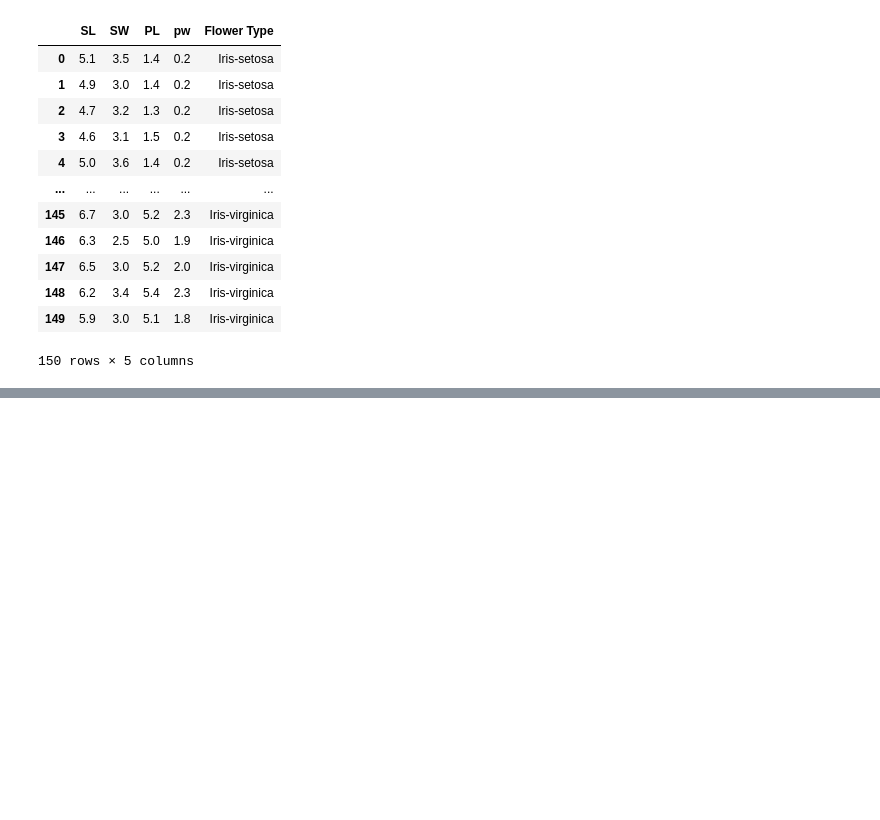
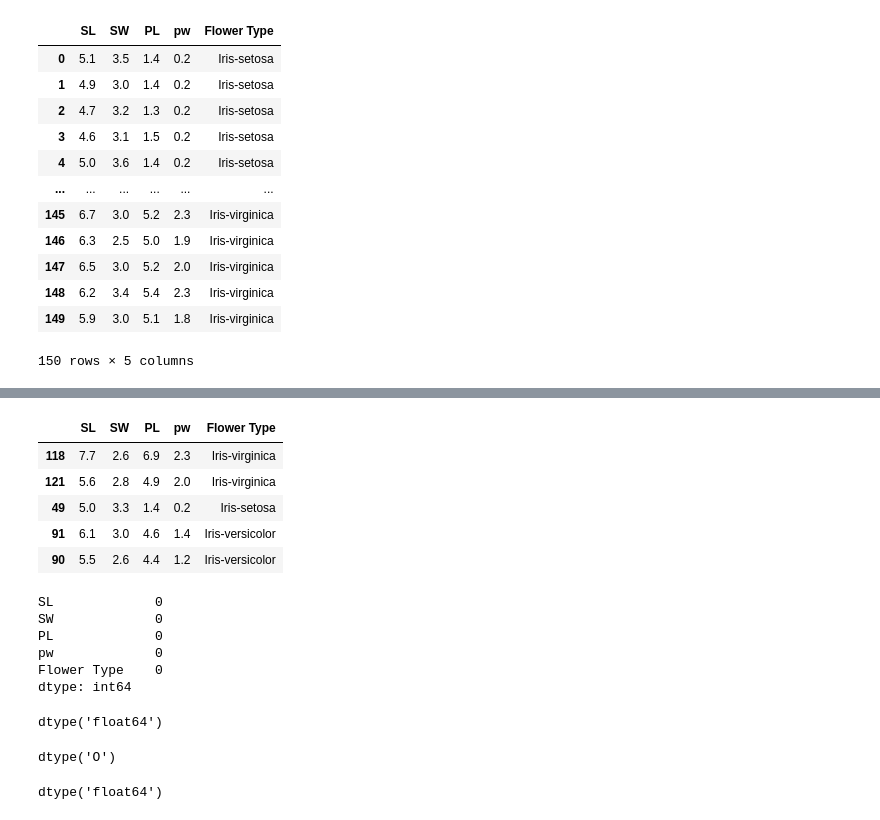
Before and after one commit to musharafaltaf/anacondaPractice, a Jupyter notebook: numpyexample.ipynb, the cells around one changed output, grey strips where cells are left out. Drawn from its saved outputs; the diff is of its cells as text; code cells hidden in the pictures; blank space fills up the shorter version.

```diff
--- a/numpyexample.ipynb
+++ b/numpyexample.ipynb
@@ -909,0 +947,30 @@ iris
+# %%
+iris.sample(5)
+# %% [output]
+|  | SL | SW | PL | pw | Flower Type |
+| 118 | 7.7 | 2.6 | 6.9 | 2.3 | Iris-virginica |
+| 121 | 5.6 | 2.8 | 4.9 | 2.0 | Iris-virginica |
+| 49 | 5.0 | 3.3 | 1.4 | 0.2 | Iris-setosa |
+| 91 | 6.1 | 3.0 | 4.6 | 1.4 | Iris-versicolor |
+| 90 | 5.5 | 2.6 | 4.4 | 1.2 | Iris-versicolor |
+# %%
+iris.isnull().sum()
+# %% [output]
+SL             0
+SW             0
+PL             0
+pw             0
+Flower Type    0
+dtype: int64
+# %%
+iris.SL.dtypes
+# %% [output]
+dtype('float64')
+# %%
+iris["Flower Type"].dtypes
+# %% [output]
+dtype('O')
+# %%
+iris['PL'].dtypes
+# %% [output]
+dtype('float64')
```
Also changed, not shown: parts of 8 cells of this notebook.
